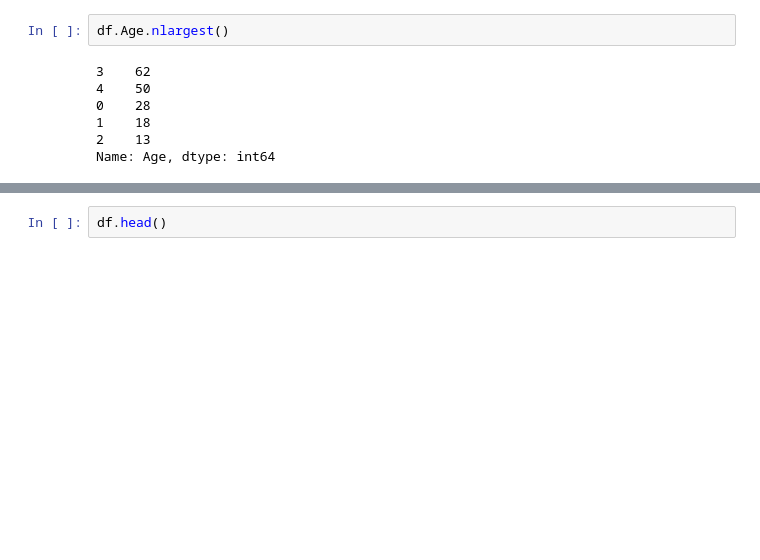
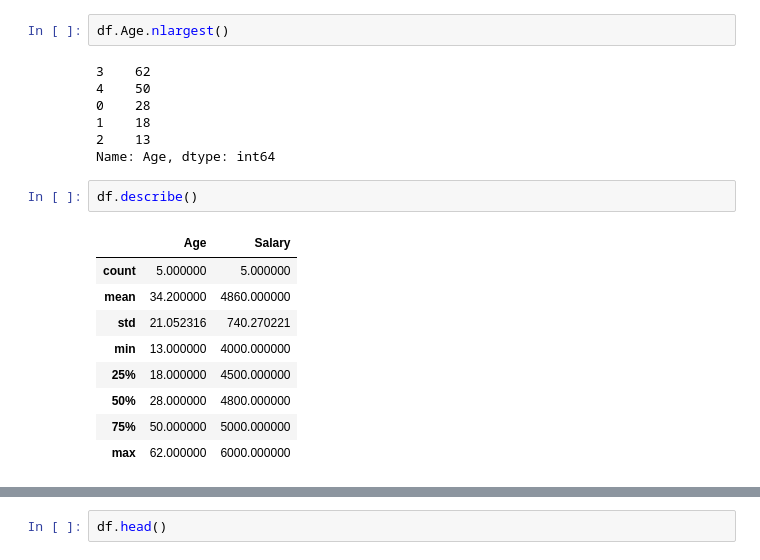
Before and after one commit to karthik-k11/Data-Science-Libraries-Practice, a Jupyter notebook: Pandas_Practice.ipynb, the cells around one changed output, grey strips where cells are left out. Drawn from its saved outputs; the diff is of its cells as text; blank space fills up the shorter version.

```diff
--- a/Pandas_Practice.ipynb
+++ b/Pandas_Practice.ipynb
@@ -185,3 +185,15 @@ df.Age.nlargest()
 1    18
 2    13
 Name: Age, dtype: int64
+# %%
+df.describe()
+# %% [output]
+|  | Age | Salary |
+| count | 5.000000 | 5.000000 |
+| mean | 34.200000 | 4860.000000 |
+| std | 21.052316 | 740.270221 |
+| min | 13.000000 | 4000.000000 |
+| 25% | 18.000000 | 4500.000000 |
+| 50% | 28.000000 | 4800.000000 |
+| 75% | 50.000000 | 5000.000000 |
+| max | 62.000000 | 6000.000000 |
```
Also changed, not shown: parts of 2 cells of this notebook.
